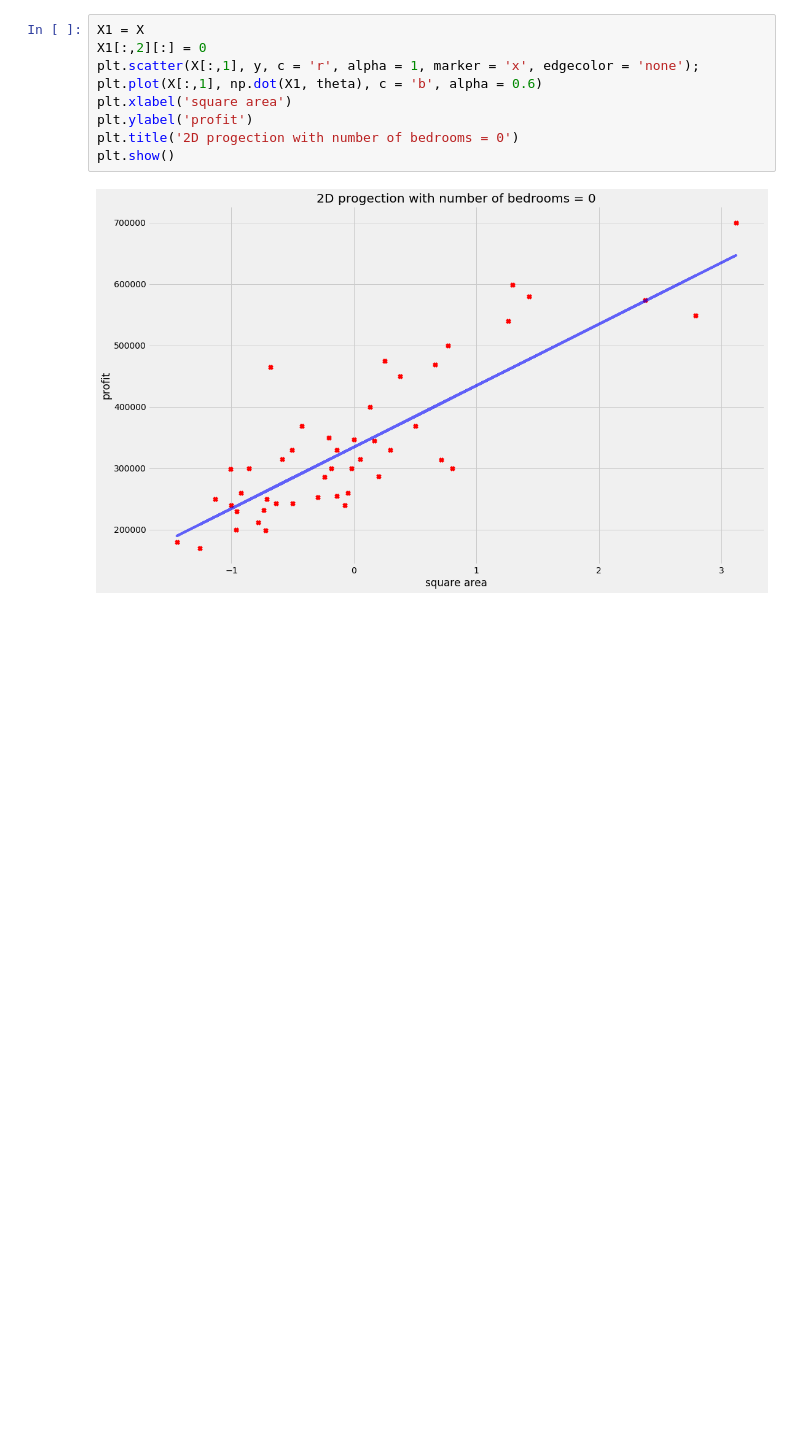
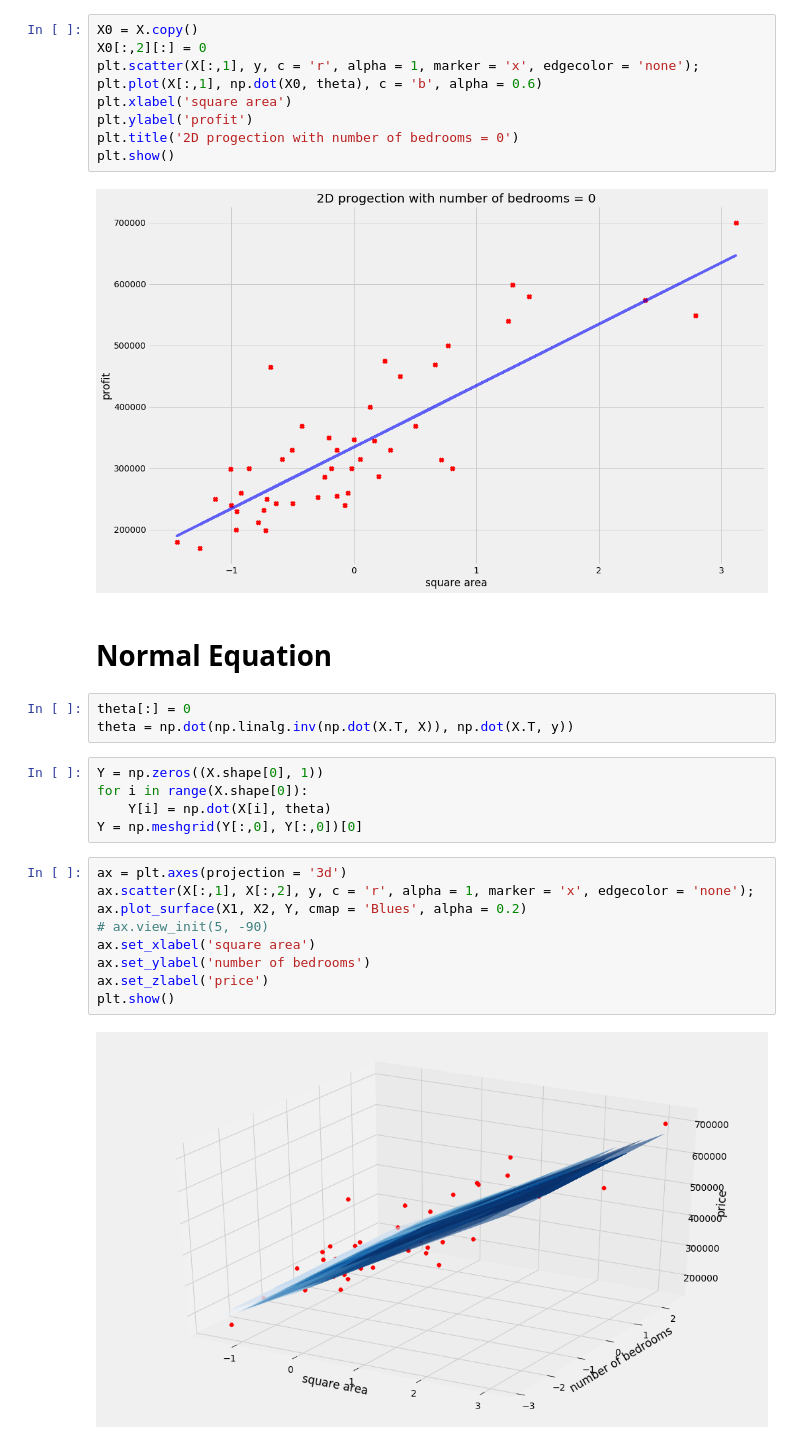
Before and after one commit to amoskovskykh/machine_learning_coursera_andrewng, a Jupyter notebook: linear_regression_mult.ipynb, the cells around one changed output. Saved outputs shown, nothing was run; the diff lists cells and outputs as text; blank space fills up the shorter version.

Commit message:
added normal equation

```diff
--- a/linear_regression_mult.ipynb
+++ b/linear_regression_mult.ipynb
@@ -102,12 +102,33 @@ Text(0.5, 0, 'price')
 [figure]
 # %%
-X1 = X
-X1[:,2][:] = 0
+X0 = X.copy()
+X0[:,2][:] = 0
 plt.scatter(X[:,1], y, c = 'r', alpha = 1, marker = 'x', edgecolor = 'none');
-plt.plot(X[:,1], np.dot(X1, theta), c = 'b', alpha = 0.6)
+plt.plot(X[:,1], np.dot(X0, theta), c = 'b', alpha = 0.6)
 plt.xlabel('square area')
 plt.ylabel('profit')
 plt.title('2D progection with number of bedrooms = 0')
 plt.show()
 # %% [output]
 [figure]
+# %% [markdown]
+# Normal Equation
+# %%
+theta[:] = 0
+theta = np.dot(np.linalg.inv(np.dot(X.T, X)), np.dot(X.T, y))
+# %%
+Y = np.zeros((X.shape[0], 1))
+for i in range(X.shape[0]):
+    Y[i] = np.dot(X[i], theta)
+Y = np.meshgrid(Y[:,0], Y[:,0])[0]
+# %%
+ax = plt.axes(projection = '3d')
+ax.scatter(X[:,1], X[:,2], y, c = 'r', alpha = 1, marker = 'x', edgecolor = 'none');
+ax.plot_surface(X1, X2, Y, cmap = 'Blues', alpha = 0.2)
+# ax.view_init(5, -90)
+ax.set_xlabel('square area')
+ax.set_ylabel('number of bedrooms')
+ax.set_zlabel('price')
+plt.show()
+# %% [output]
+[figure, added]
```
Also changed, not shown: parts of 6 cells of this notebook.
